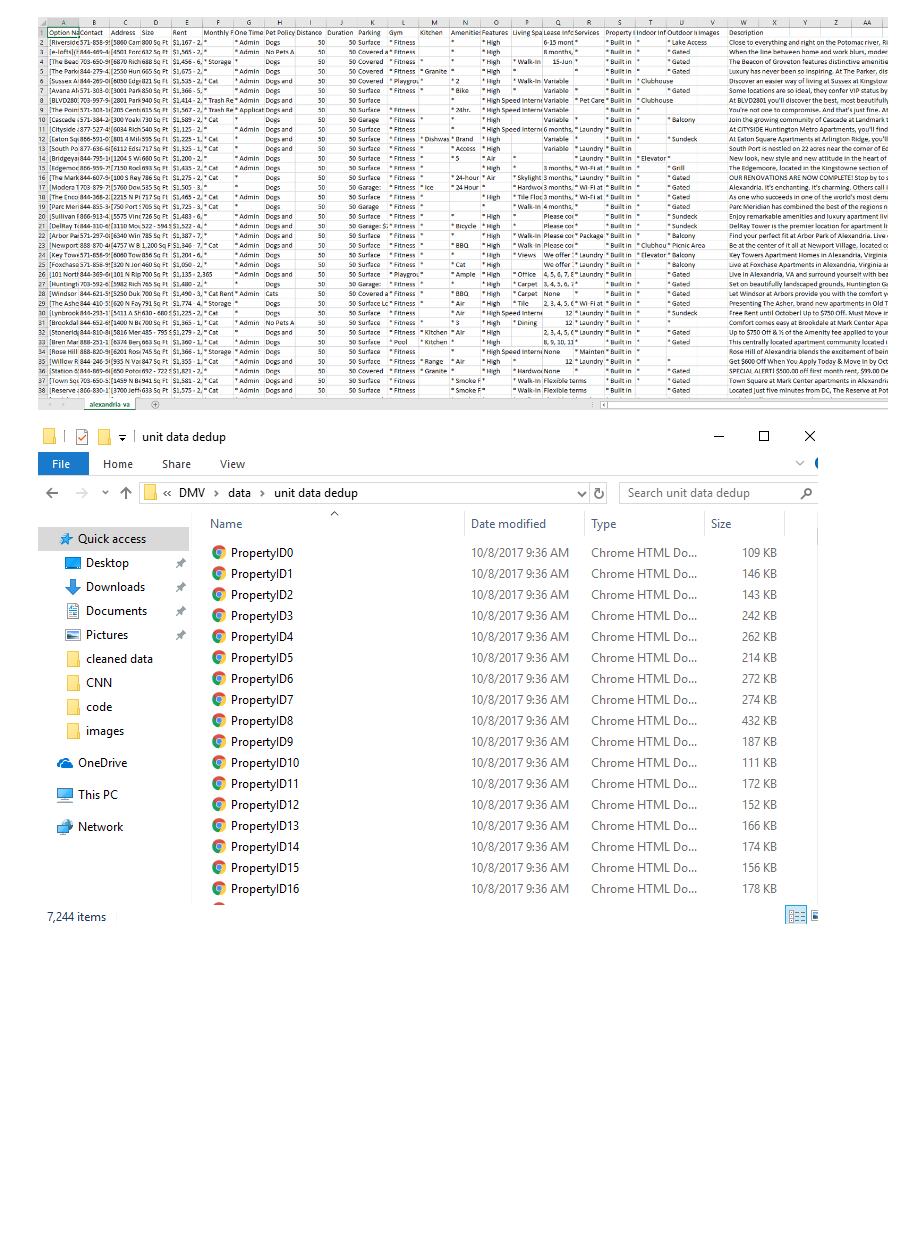
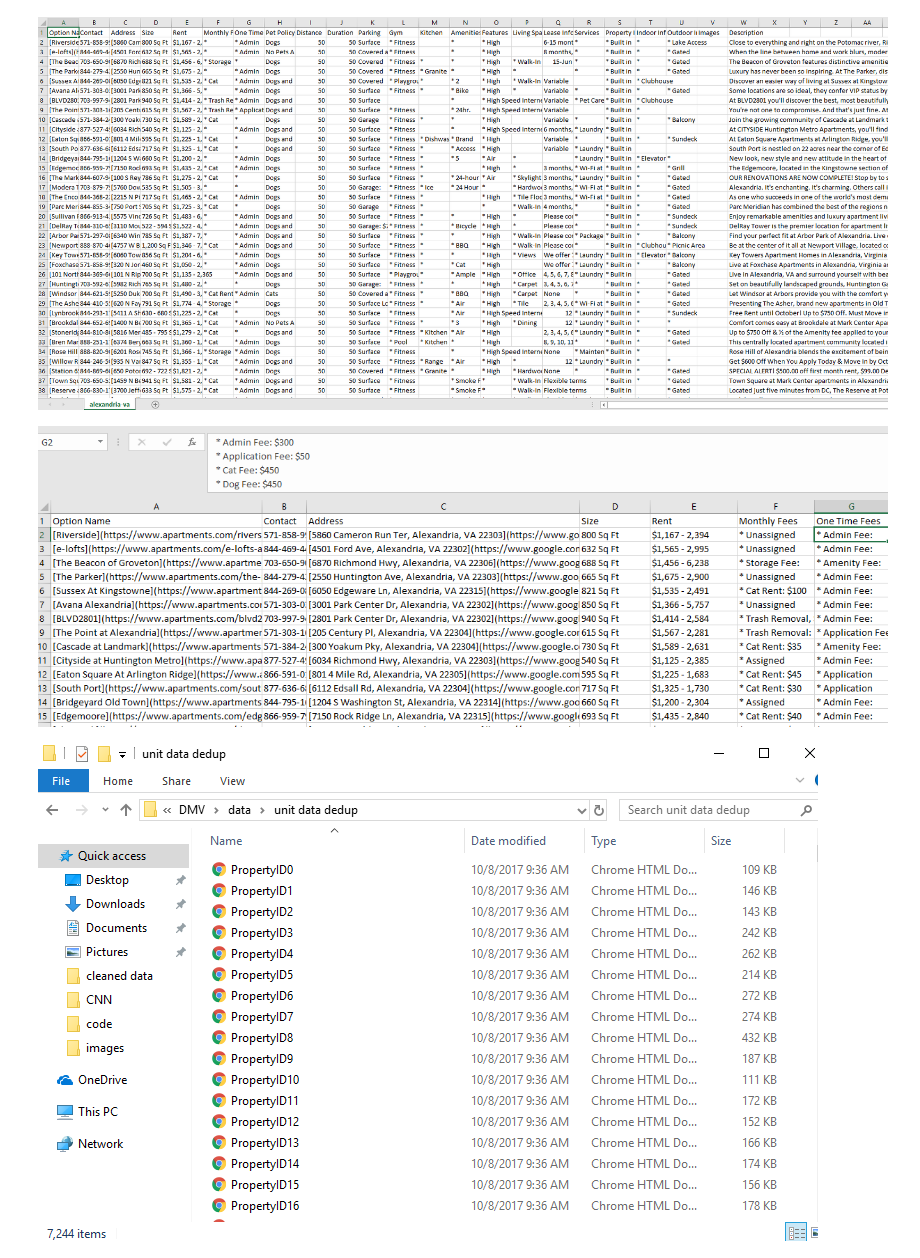
Before and after one commit to tmilse/DMV, a Jupyter notebook: notebooks/Nick - Data Wrangling.ipynb, the cells around one changed output. Drawn from its saved outputs; the diff is of its cells as text; code cells hidden in the pictures; blank space fills up the shorter version.

```diff
--- a/notebooks/Nick - Data Wrangling.ipynb
+++ b/notebooks/Nick - Data Wrangling.ipynb
@@ -14,6 +13,12 @@ file = 'C:\\Users\\NKallfa\\Desktop\\Documents\\Georgetown Data Science Certific
 Image(filename=file + 'Alexandria_CSV.png')
 # %% [output]
 [figure]
+# %%
+from IPython.display import Image
+file = 'C:\\Users\\NKallfa\\Desktop\\Documents\\Georgetown Data Science Certificate\\DMV\\presentation\\images\\'
+Image(filename=file + 'Alexandria_CSV_Close_Up.png')
+# %% [output]
+[figure, added]
 # %%
 from IPython.display import Image
 file = 'C:\\Users\\NKallfa\\Desktop\\Documents\\Georgetown Data Science Certificate\\DMV\\presentation\\images\\'
```
Also changed, not shown: parts of 1 cell of this notebook.
